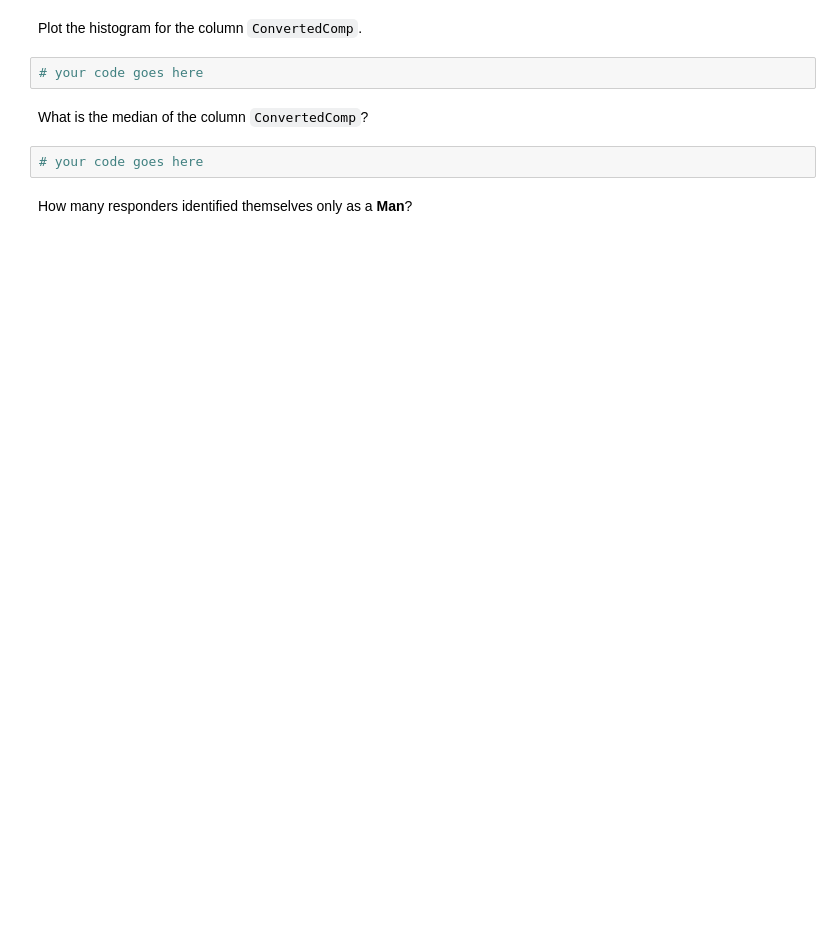
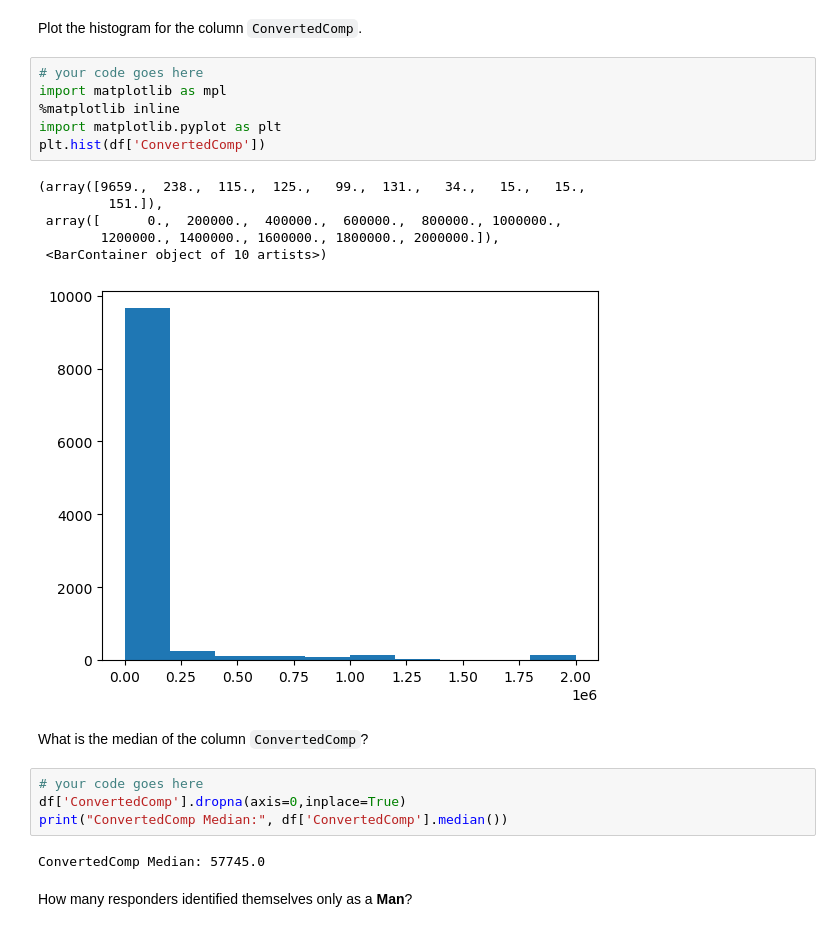
Before and after one commit to hajiragabna/data-analysis, a Jupyter notebook: M3ExploratoryDataAnalysis-lab.ipynb, the cells around one changed output. Cells and saved outputs as stored; diff of their text form; blank space fills up the shorter version.

```diff
--- a/M3ExploratoryDataAnalysis-lab.ipynb
+++ b/M3ExploratoryDataAnalysis-lab.ipynb
@@ -98,11 +106,26 @@ sns.distplot(df['ConvertedComp'], kde = True)
 # %% [markdown]
 Plot the histogram for the column `ConvertedComp`.
-# %%
-# your code goes here
+# %%
+# your code goes here
+import matplotlib as mpl
+%matplotlib inline
+import matplotlib.pyplot as plt
+plt.hist(df['ConvertedComp'])
+# %% [output]
+(array([9659.,  238.,  115.,  125.,   99.,  131.,   34.,   15.,   15.,
+         151.]),
+ array([      0.,  200000.,  400000.,  600000.,  800000., 1000000.,
+        1200000., 1400000., 1600000., 1800000., 2000000.]),
+ <BarContainer object of 10 artists>)
+[figure, added]
 # %% [markdown]
 What is the median of the column `ConvertedComp`?
-# %%
-# your code goes here
+# %%
+# your code goes here
+df['ConvertedComp'].dropna(axis=0,inplace=True)
+print("ConvertedComp Median:", df['ConvertedComp'].median())
+# %% [output]
+ConvertedComp Median: 57745.0
 # %% [markdown]
 How many responders identified themselves only as a **Man**?
 # %%
```
Also changed, not shown: parts of 17 cells of this notebook.
